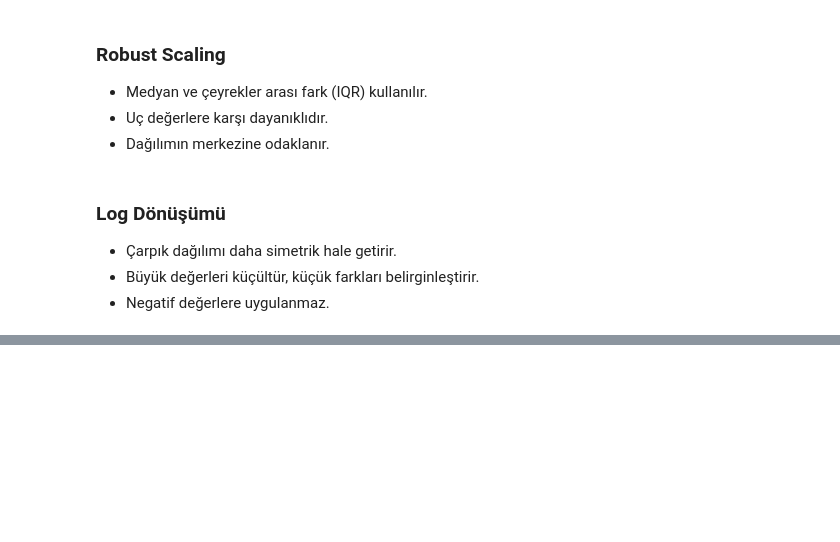
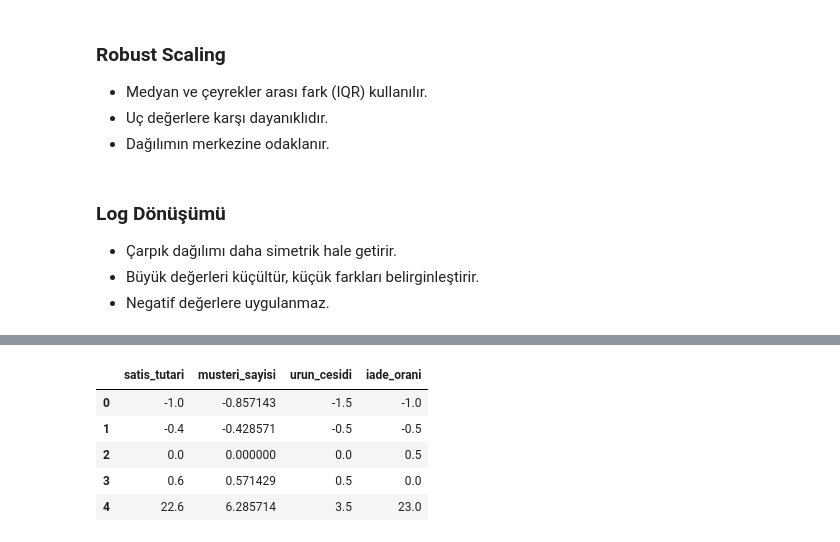
Before and after one commit to ArsenLupen53/GYZU-BTK-codespace, a Jupyter notebook: normalizasyon/normalizasyon.ipynb, the cells around one changed output, grey strips where cells are left out. Saved outputs shown, nothing was run; the diff lists cells and outputs as text; code cells hidden in the pictures; blank space fills up the shorter version.

```diff
--- a/normalizasyon/normalizasyon.ipynb
+++ b/normalizasyon/normalizasyon.ipynb
@@ -40,0 +199,13 @@
+# %%
+# robust scaler
+# formül = (X - median) / IQR
+scaler_robust = RobustScaler()
+df_robust = pd.DataFrame(scaler_robust.fit_transform(df), columns = df.columns)
+df_robust
+# %% [output]
+|  | satis_tutari | musteri_sayisi | urun_cesidi | iade_orani |
+| 0 | -1.0 | -0.857143 | -1.5 | -1.0 |
+| 1 | -0.4 | -0.428571 | -0.5 | -0.5 |
+| 2 | 0.0 | 0.000000 | 0.0 | 0.5 |
+| 3 | 0.6 | 0.571429 | 0.5 | 0.0 |
+| 4 | 22.6 | 6.285714 | 3.5 | 23.0 |
```
Also changed, not shown: parts of 17 cells of this notebook.
